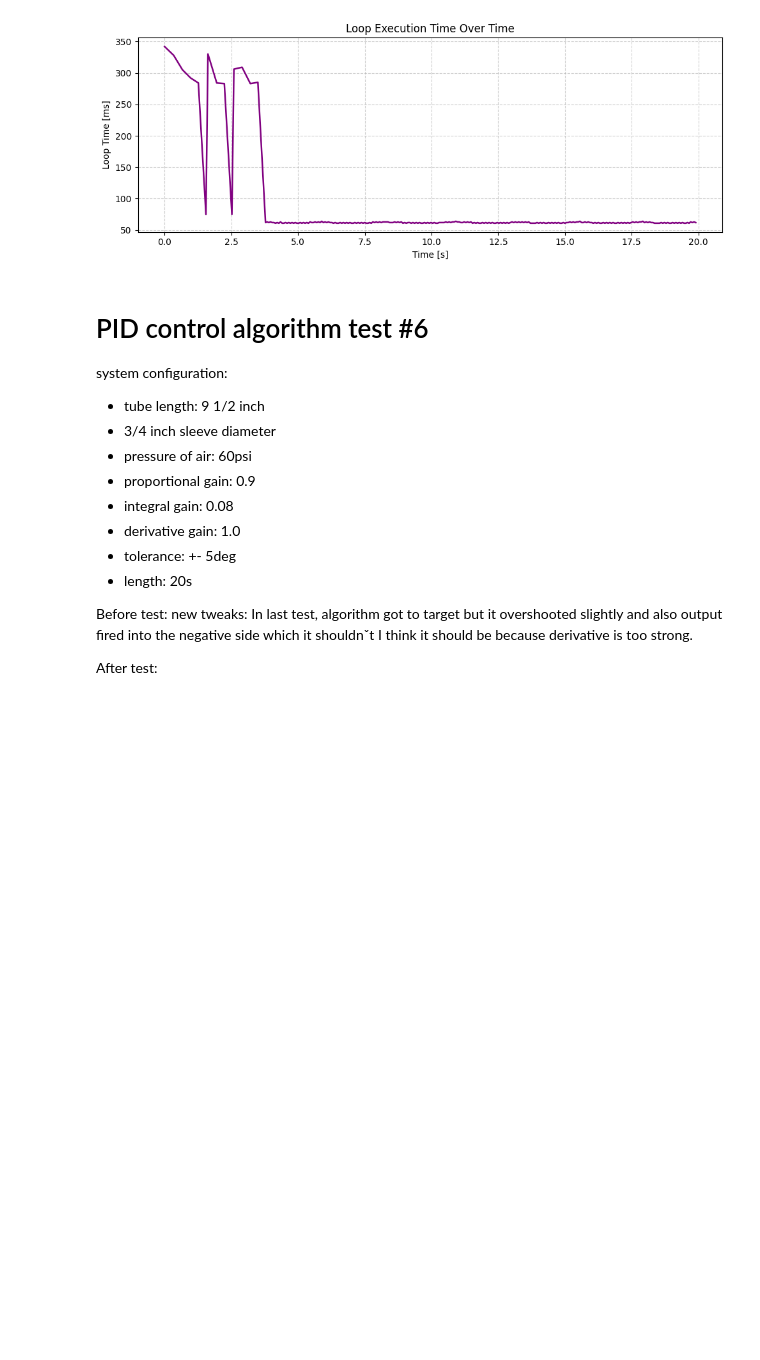
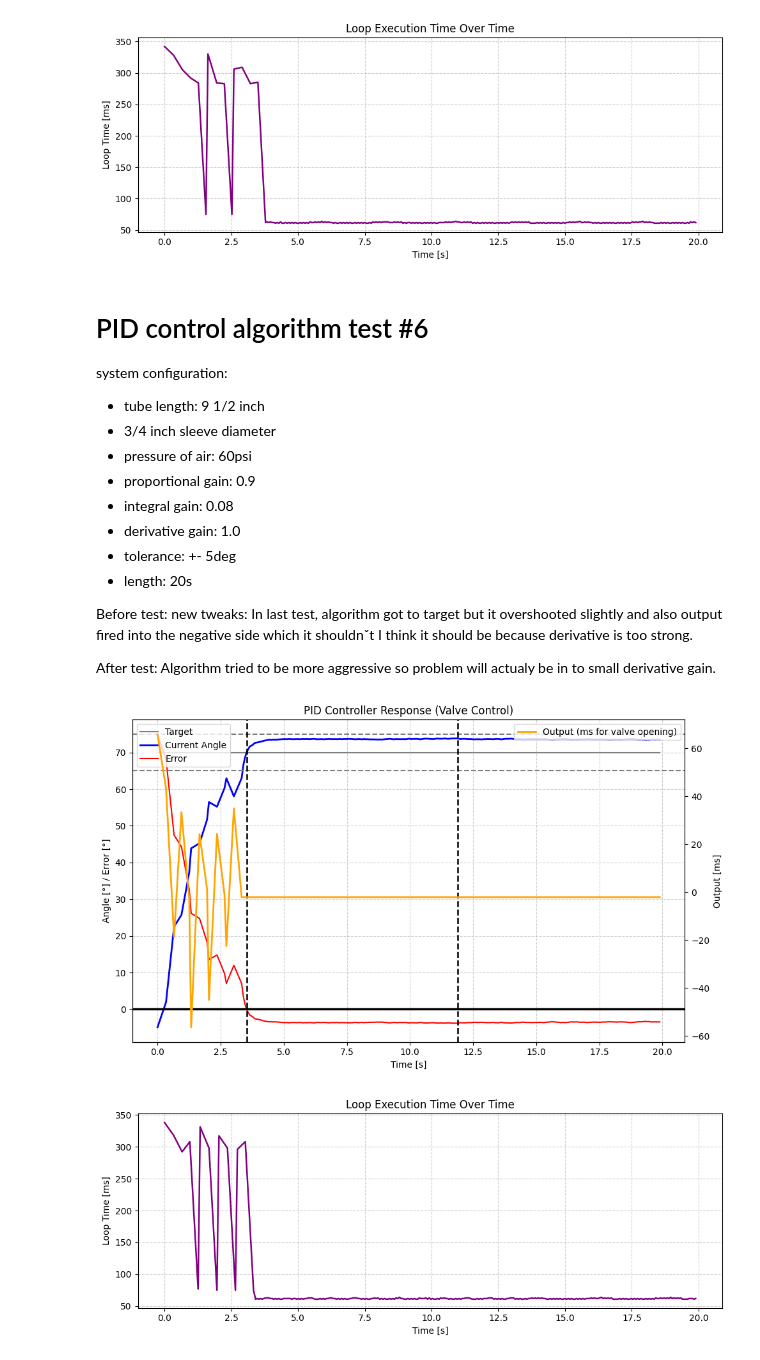
Before and after one commit to matousek11/exoskeleton-charts, a Jupyter notebook: pid-algorithm-tuning.ipynb, the cells around one changed output. Saved outputs shown, nothing was run; the diff lists cells and outputs as text; code cells hidden in the pictures; blank space fills up the shorter version.

Commit message:
feat: test 6

```diff
--- a/pid-algorithm-tuning.ipynb
+++ b/pid-algorithm-tuning.ipynb
@@ -228,3 +228,11 @@ Before test:
 new tweaks: In last test, algorithm got to target but it overshooted slightly and also output fired into the negative side which it shouldnˇt I think it should be because derivative is too strong.
 
 After test:
+Algorithm tried to be more aggressive so problem will actualy be in to small derivative gain.
+# %%
+with open("pid-tests/transformed-data/pid-test-6.txt", "r") as f:
+    lines = [line.strip() for line in f if line.strip() and not line.startswith("#")]
+    plot_pid_chart(lines)
+# %% [output]
+[figure, added]
+[figure, added]
```
Also changed, not shown: parts of 1 cell of this notebook, 4 other files.
